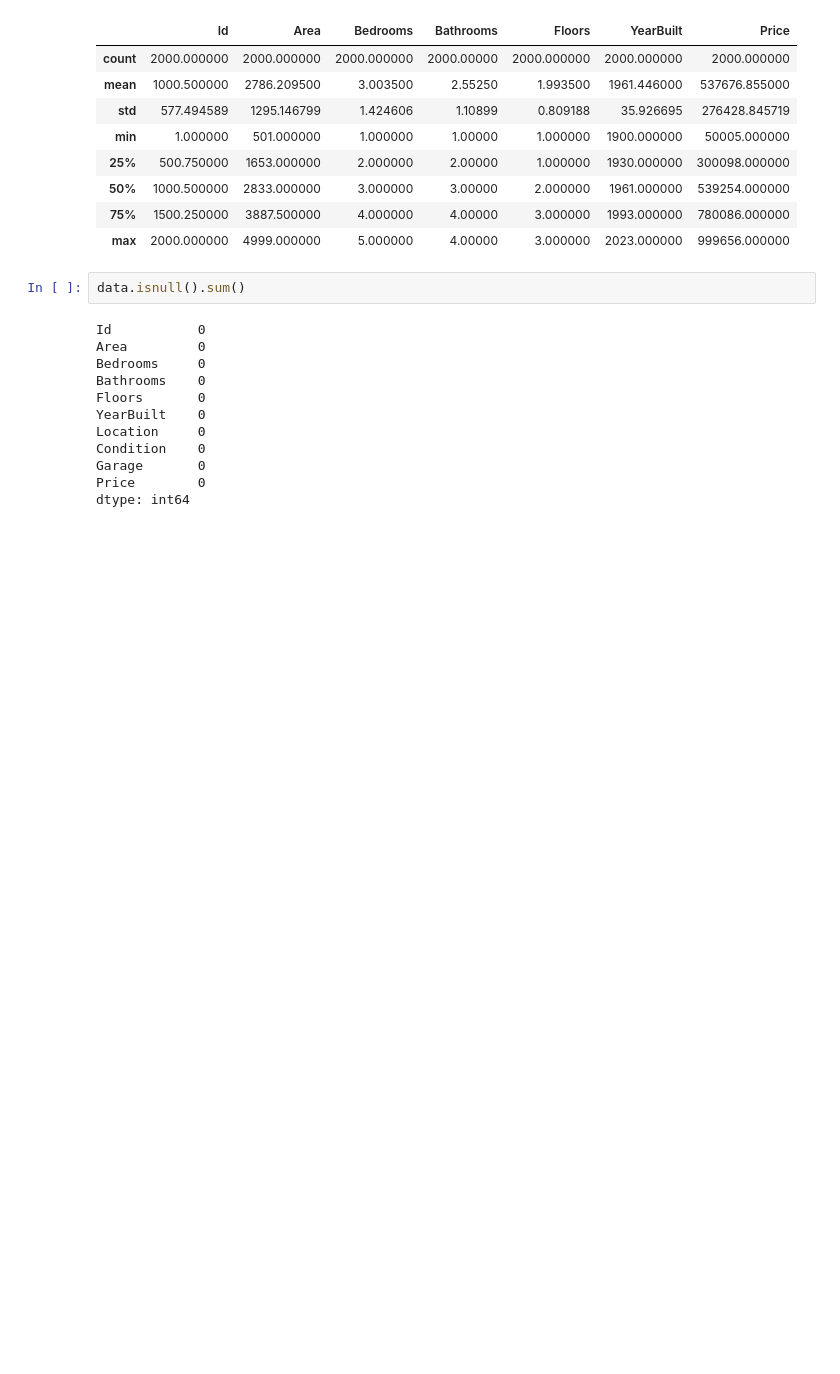
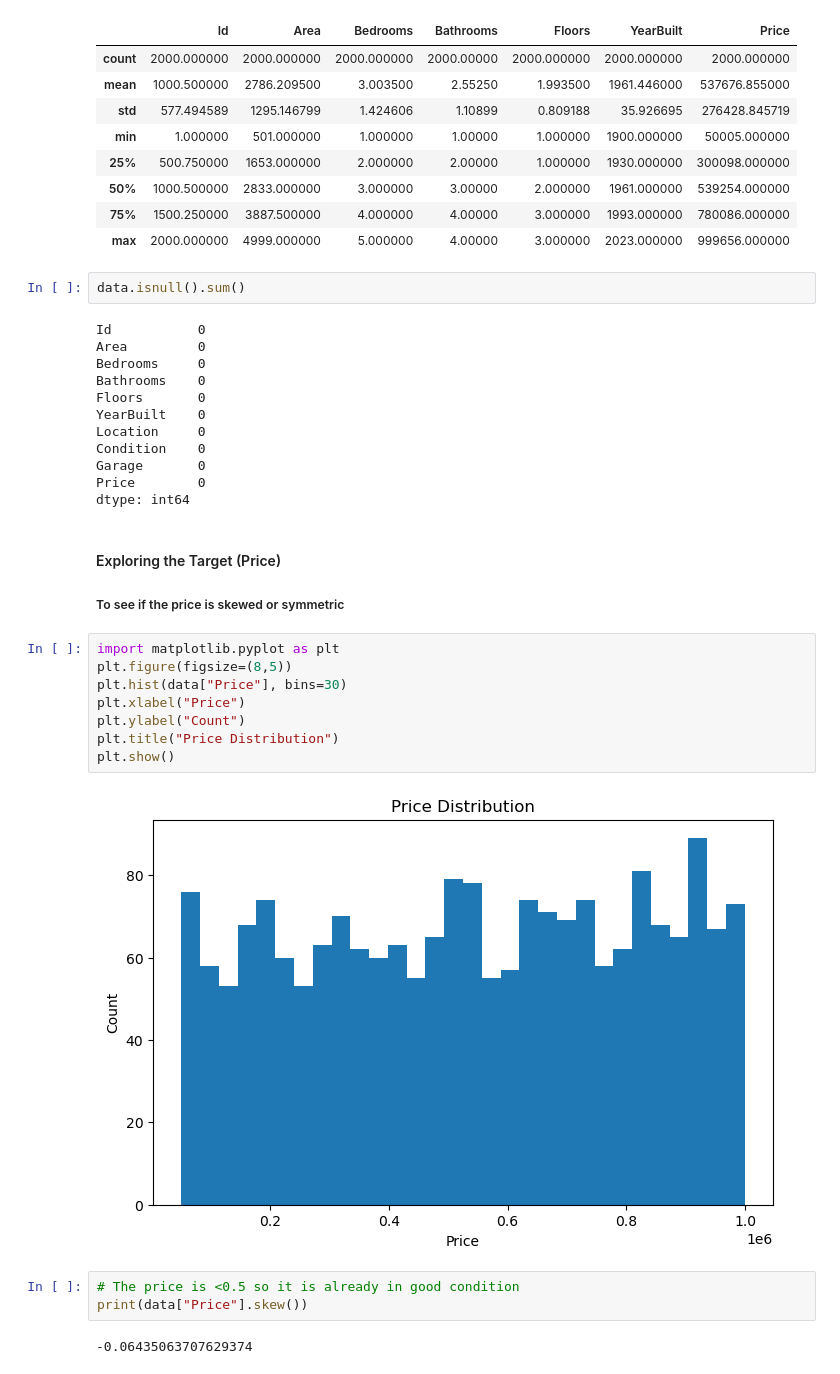
Before and after one commit to atika94/House-Price-Prediction, a Jupyter notebook: House Price Prediction.ipynb, the cells around one changed output. Drawn from its saved outputs; the diff is of its cells as text; blank space fills up the shorter version.

Commit message:
Understanding the data for suitable Feature Engineering

```diff
--- a/House Price Prediction.ipynb
+++ b/House Price Prediction.ipynb
@@ -59,3 +62,21 @@ Condition    0
 Garage       0
 Price        0
 dtype: int64
+# %% [markdown]
+#### Exploring the Target (Price)
+ ##### To see if the price is skewed or symmetric
+# %%
+import matplotlib.pyplot as plt
+plt.figure(figsize=(8,5))
+plt.hist(data["Price"], bins=30)
+plt.xlabel("Price")
+plt.ylabel("Count")
+plt.title("Price Distribution")
+plt.show()
+# %% [output]
+[figure, added]
+# %%
+# The price is <0.5 so it is already in good condition
+print(data["Price"].skew())
+# %% [output]
+-0.06435063707629374
```
Also changed, not shown: parts of 8 cells of this notebook.
